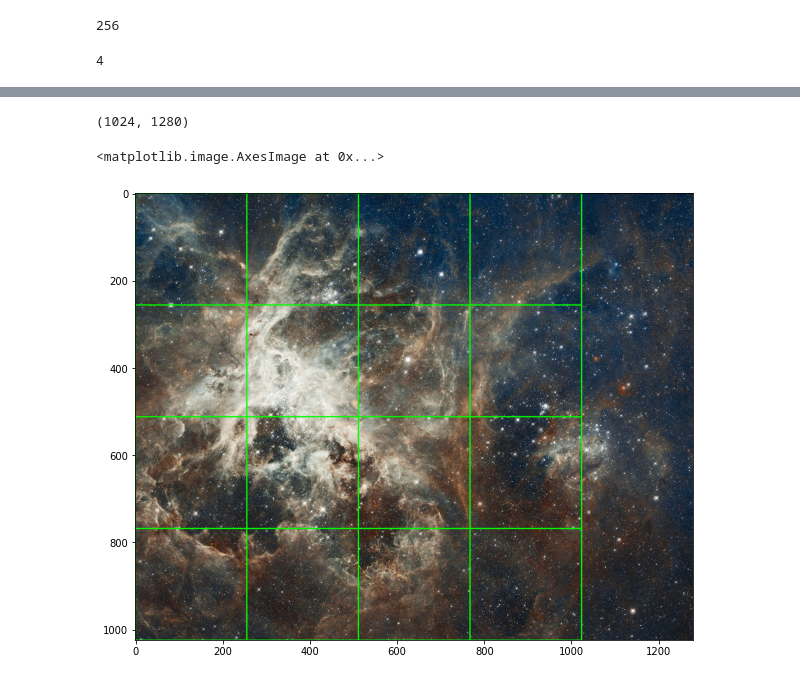
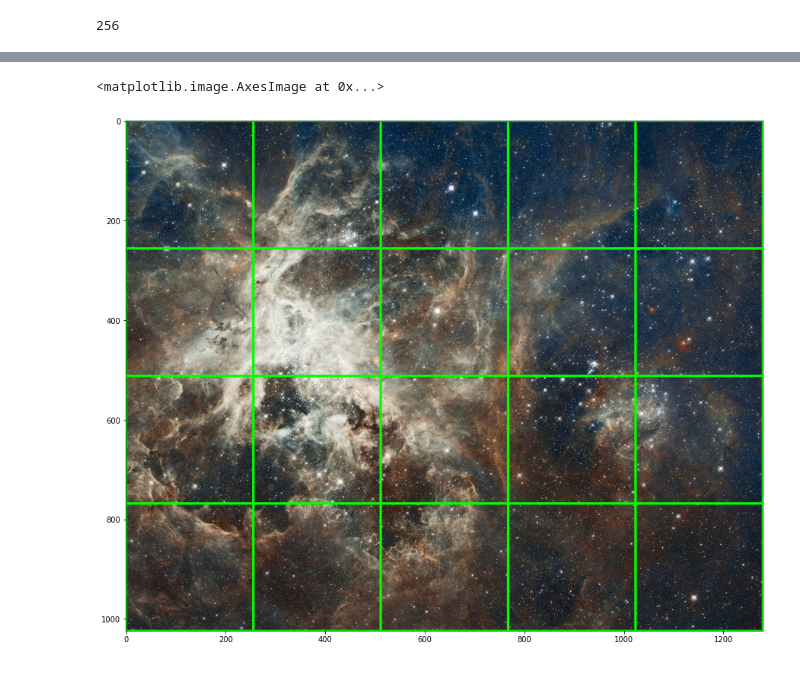
Before and after one commit to yellofi/image_processing, a Jupyter notebook: visualiztion_on_image.ipynb, the cells around one changed output, grey strips where cells are left out. Drawn from its saved outputs; the diff is of its cells as text; code cells hidden in the pictures.

Commit message:
Update visualization_on_image.ipynb

```diff
--- a/visualiztion_on_image.ipynb
+++ b/visualiztion_on_image.ipynb
@@ -38,10 +38,6 @@ size = GCD(height, width)
 size
 # %% [output]
 256
-# %%
-(height//size)
-# %% [output]
-4
 # %%
 points = []
 
@@ -72,15 +68,11 @@ len(points), points
 img_ = img.copy()
 
 for x, y in points:
-    img_ = cv2.rectangle(img_, (x, y), (x+size, y+size), color = (0, 255, 0), thickness = 2)
+    img_ = cv2.rectangle(img_, (y, x), (y+size, x+size), color = (0, 255, 0), thickness = 3)
-# %%
-x+size, y+size
-# %% [output]
-(1024, 1280)
 # %%
 
-plt.figure(figsize=(10, 10))
+plt.figure(figsize=(15, 15))
 plt.imshow(img_)
 # %% [output]
 <matplotlib.image.AxesImage at 0x...>
-[figure, old version]
+[figure, new version]
```
Also changed, not shown: parts of 3 cells of this notebook.
